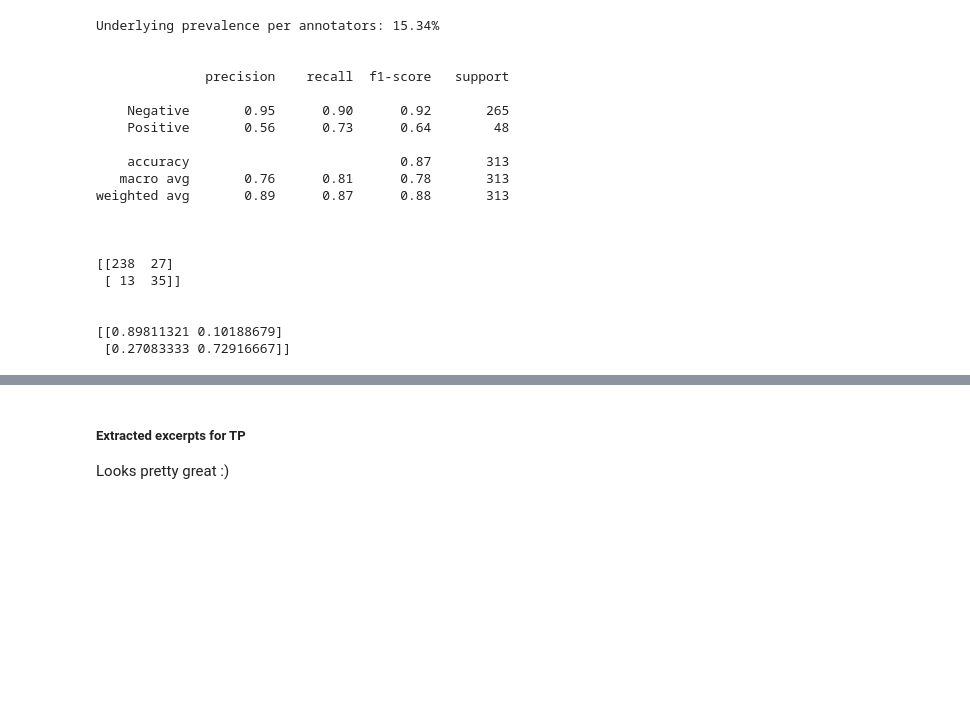
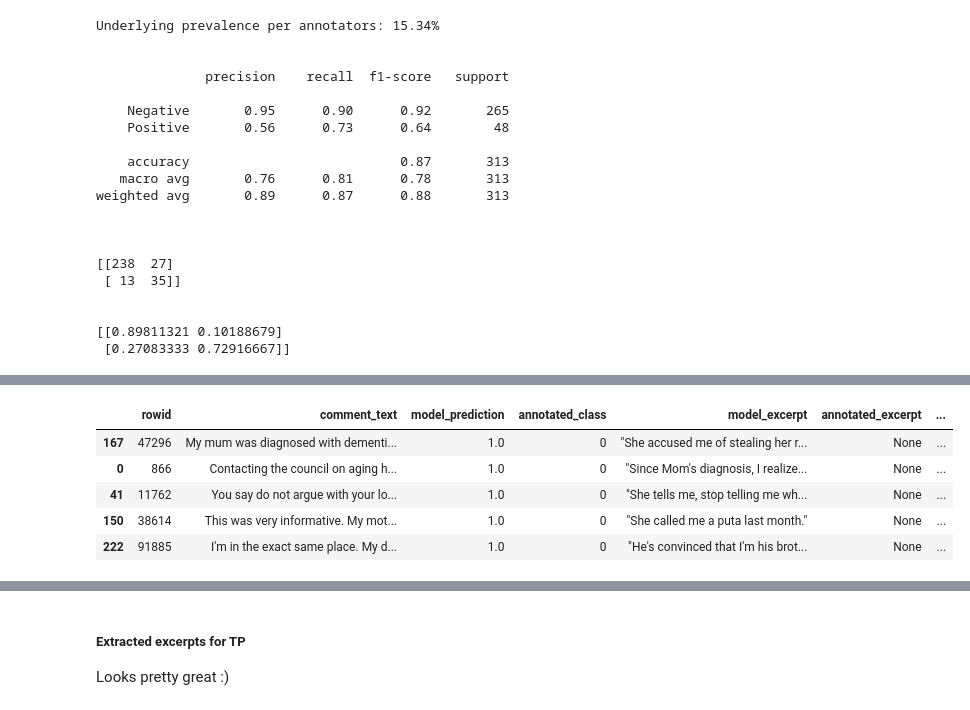
Before and after one commit to dr00b/testing_llm_in_delusion_recognition, a Jupyter notebook: notebooks/compute_results.ipynb, the cells around one changed output, grey strips where cells are left out. Saved outputs shown, nothing was run; the diff lists cells and outputs as text; code cells hidden in the pictures; blank space fills up the shorter version.

```diff
--- a/notebooks/compute_results.ipynb
+++ b/notebooks/compute_results.ipynb
@@ -125,0 +134,9 @@ SyntaxError: invalid syntax (2671359493.py, line 2)
+# %%
+confusion_df_ex_delu_keyword.loc[confusion_df_ex_delu_keyword.error_type == "FP", :].sample(5)
+# %% [output]
+|  | rowid | comment_text | model_prediction | annotated_class | model_excerpt | annotated_excerpt | ... |
+| 167 | 47296 | My mum was diagnosed with dementi... | 1.0 | 0 | "She accused me of stealing her r... | None | ... |
+| 0 | 866 | Contacting the council on aging h... | 1.0 | 0 | "Since Mom's diagnosis, I realize... | None | ... |
+| 41 | 11762 | You say do not argue with your lo... | 1.0 | 0 | "She tells me, stop telling me wh... | None | ... |
+| 150 | 38614 | This was very informative. My mot... | 1.0 | 0 | "She called me a puta last month." | None | ... |
+| 222 | 91885 | I'm in the exact same place. My d... | 1.0 | 0 | "He's convinced that I'm his brot... | None | ... |
```
Also changed, not shown: parts of 6 cells of this notebook.
